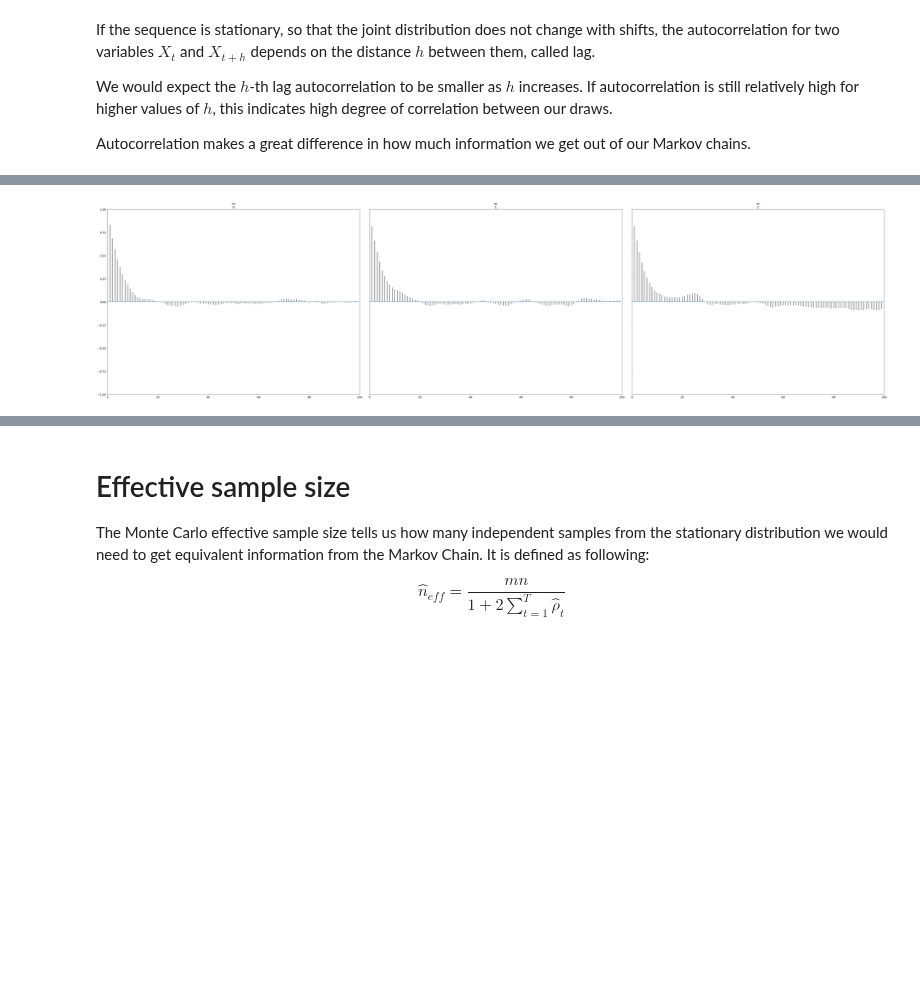
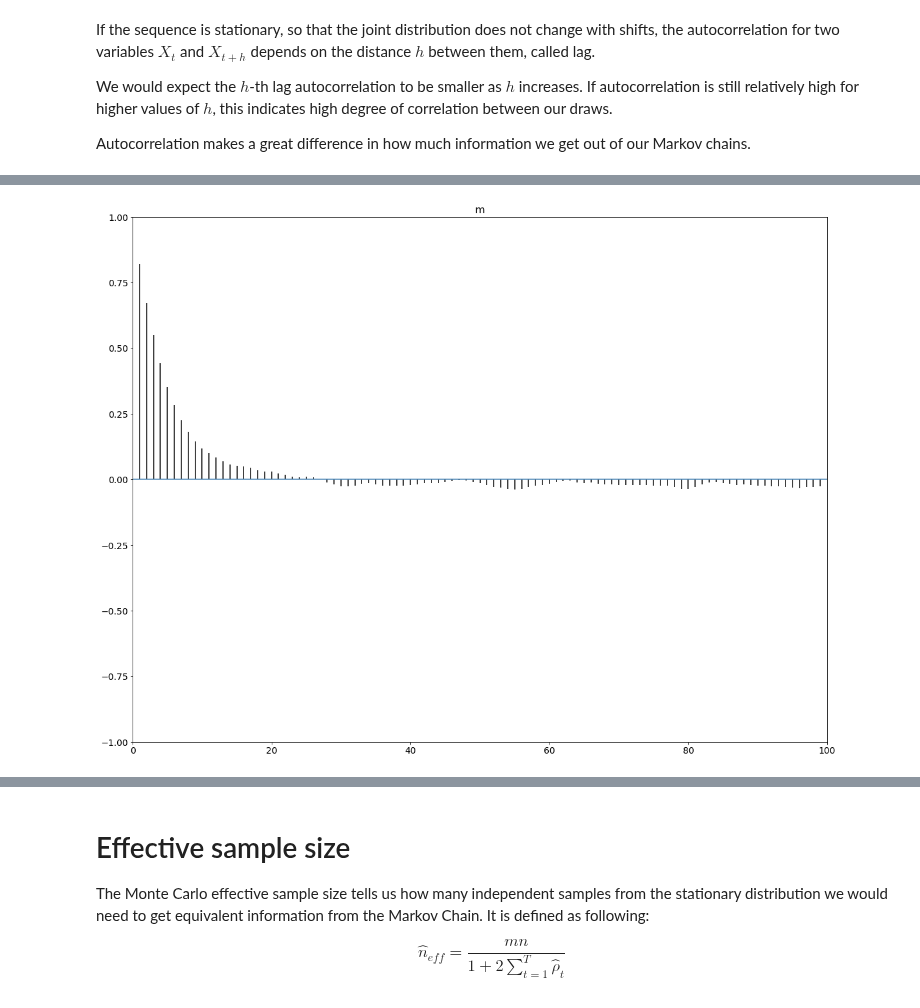
Before and after one commit to fcastagna/mcmc_convergence, a Jupyter notebook: try.ipynb, the cells around one changed output, grey strips where cells are left out. Drawn from its saved outputs; the diff is of its cells as text; code cells hidden in the pictures; blank space fills up the shorter version.

```diff
--- a/try.ipynb
+++ b/try.ipynb
@@ -194,6 +194,6 @@ pass
 # %%
-pm.autocorrplot(t_2, var_names=['m'])
+pm.autocorrplot(t_2, var_names=['m'], combined=True)
 pass
 # %% [output]
-[figure, old version]
+[figure, new version]
 # %%
```
Also changed, not shown: parts of 5 cells of this notebook.
